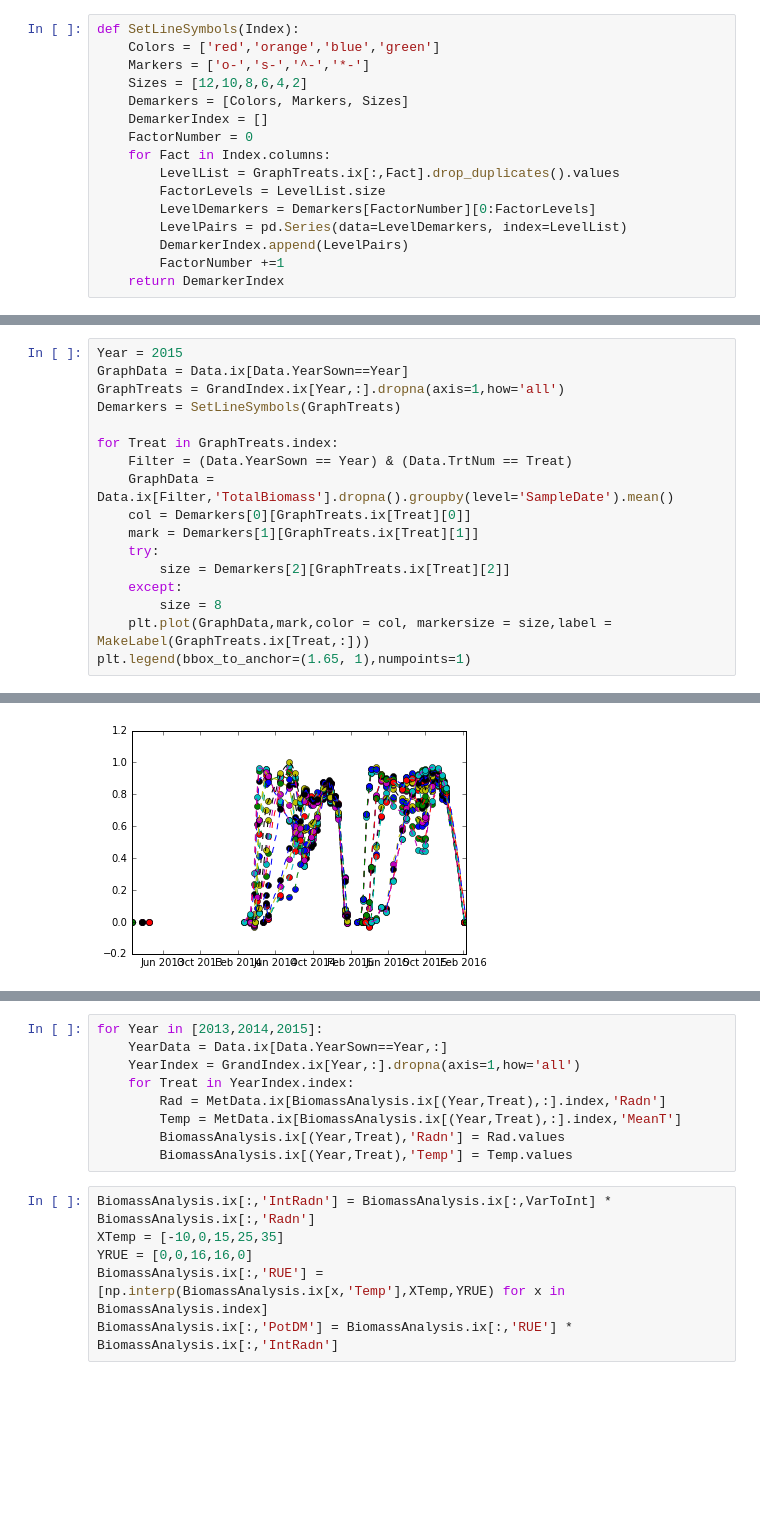
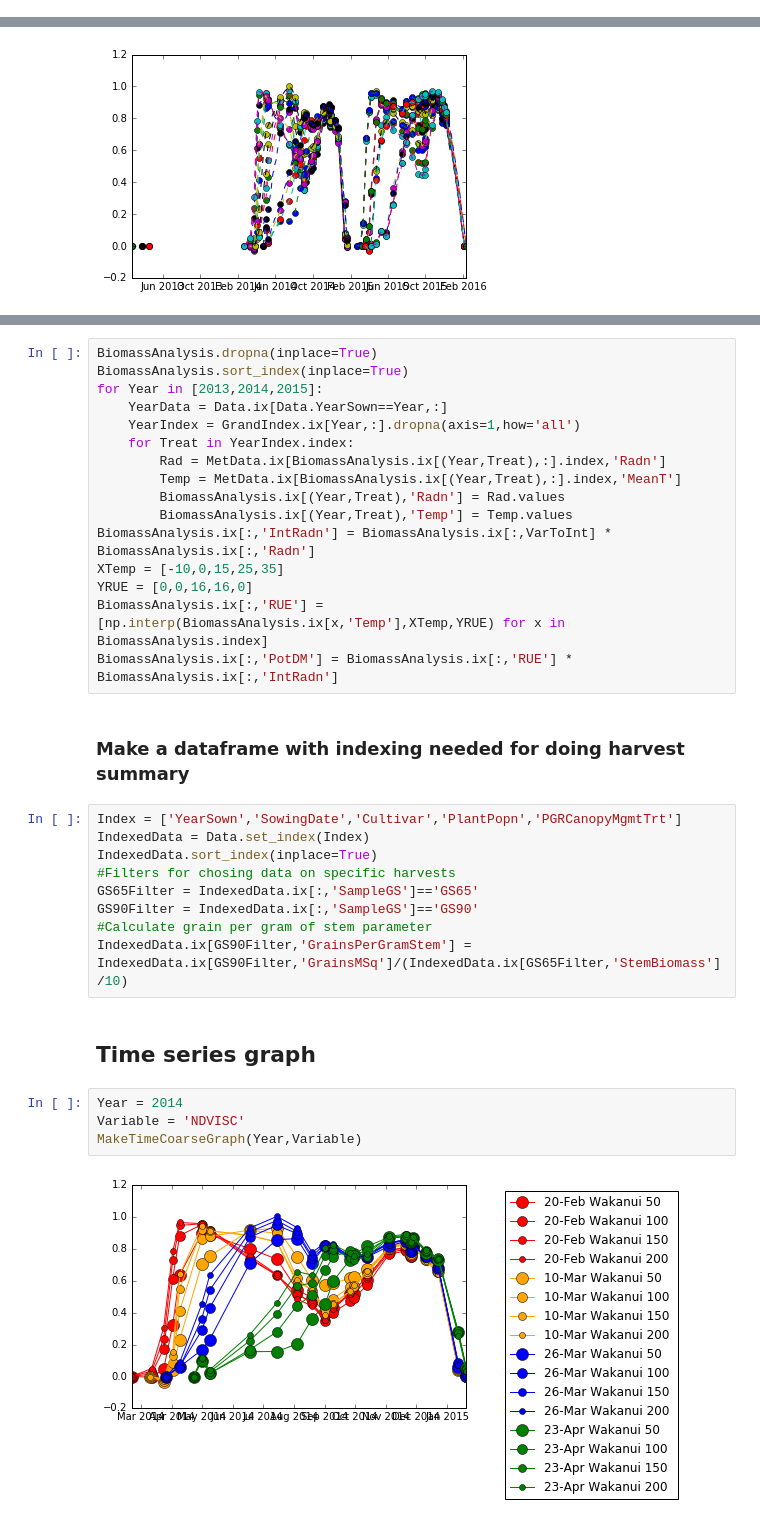
Before and after one commit to HamishBrownPFR/2020, a Jupyter notebook: CombinedAnalysis.ipynb, the cells around one changed output, grey strips where cells are left out. Cells and saved outputs as stored; diff of their text form; blank space fills up the shorter version.

```diff
--- a/CombinedAnalysis.ipynb
+++ b/CombinedAnalysis.ipynb
@@ -134,16 +108,0 @@ def MakeLabel(Treat):
-# %%
-def SetLineSymbols(Index):
-    Colors = ['red','orange','blue','green']
-    Markers = ['o-','s-','^-','*-']
-    Sizes = [12,10,8,6,4,2]
-    Demarkers = [Colors, Markers, Sizes]
-    DemarkerIndex = []
-    FactorNumber = 0
-    for Fact in Index.columns:
-        LevelList = GraphTreats.ix[:,Fact].drop_duplicates().values
-        FactorLevels = LevelList.size
-        LevelDemarkers = Demarkers[FactorNumber][0:FactorLevels]
-        LevelPairs = pd.Series(data=LevelDemarkers, index=LevelList)
-        DemarkerIndex.append(LevelPairs)
-        FactorNumber +=1
-    return DemarkerIndex
@@ -186,17 +108,0 @@ Index([              u'TrialCode',                u'YearSown',
-# %%
-Year = 2015
-GraphData = Data.ix[Data.YearSown==Year]
-GraphTreats = GrandIndex.ix[Year,:].dropna(axis=1,how='all')
-Demarkers = SetLineSymbols(GraphTreats)
-
-for Treat in GraphTreats.index:
-    Filter = (Data.YearSown == Year) & (Data.TrtNum == Treat)
-    GraphData = Data.ix[Filter,'TotalBiomass'].dropna().groupby(level='SampleDate').mean()
-    col = Demarkers[0][GraphTreats.ix[Treat][0]]
-    mark = Demarkers[1][GraphTreats.ix[Treat][1]]
-    try:
-        size = Demarkers[2][GraphTreats.ix[Treat][2]]
-    except:
-        size = 8
-    plt.plot(GraphData,mark,color = col, markersize = size,label = MakeLabel(GraphTreats.ix[Treat,:]))
-plt.legend(bbox_to_anchor=(1.65, 1),numpoints=1)
@@ -237,4 +286,6 @@ BiomassAnalysis.sort_index(inplace=True)
 # %%
+BiomassAnalysis.dropna(inplace=True)
+BiomassAnalysis.sort_index(inplace=True)
 for Year in [2013,2014,2015]:
     YearData = Data.ix[Data.YearSown==Year,:]
     YearIndex = GrandIndex.ix[Year,:].dropna(axis=1,how='all')
@@ -243,9 +294,27 @@ for Year in [2013,2014,2015]:
         Temp = MetData.ix[BiomassAnalysis.ix[(Year,Treat),:].index,'MeanT']
         BiomassAnalysis.ix[(Year,Treat),'Radn'] = Rad.values
         BiomassAnalysis.ix[(Year,Treat),'Temp'] = Temp.values
+BiomassAnalysis.ix[:,'IntRadn'] = BiomassAnalysis.ix[:,VarToInt] * BiomassAnalysis.ix[:,'Radn']
+XTemp = [-10,0,15,25,35]
+YRUE = [0,0,16,16,0]
+BiomassAnalysis.ix[:,'RUE'] = [np.interp(BiomassAnalysis.ix[x,'Temp'],XTemp,YRUE) for x in BiomassAnalysis.index]
+BiomassAnalysis.ix[:,'PotDM'] = BiomassAnalysis.ix[:,'RUE'] * BiomassAnalysis.ix[:,'IntRadn']
-# %%
-BiomassAnalysis.ix[:,'IntRadn'] = BiomassAnalysis.ix[:,VarToInt] * BiomassAnalysis.ix[:,'Radn']
-XTemp = [-10,0,15,25,35]
-YRUE = [0,0,16,16,0]
-BiomassAnalysis.ix[:,'RUE'] = [np.interp(BiomassAnalysis.ix[x,'Temp'],XTemp,YRUE) for x in BiomassAnalysis.index]
-BiomassAnalysis.ix[:,'PotDM'] = BiomassAnalysis.ix[:,'RUE'] * BiomassAnalysis.ix[:,'IntRadn']
+# %% [markdown]
+### Make a dataframe with indexing needed for doing harvest summary
+# %%
+Index = ['YearSown','SowingDate','Cultivar','PlantPopn','PGRCanopyMgmtTrt']
+IndexedData = Data.set_index(Index)
+IndexedData.sort_index(inplace=True)
+#Filters for chosing data on specific harvests
+GS65Filter = IndexedData.ix[:,'SampleGS']=='GS65'
+GS90Filter = IndexedData.ix[:,'SampleGS']=='GS90'
+#Calculate grain per gram of stem parameter
+IndexedData.ix[GS90Filter,'GrainsPerGramStem'] = IndexedData.ix[GS90Filter,'GrainsMSq']/(IndexedData.ix[GS65Filter,'StemBiomass']/10)
+# %% [markdown]
+## Time series graph
+# %%
+Year = 2014
+Variable = 'NDVISC'
+MakeTimeCoarseGraph(Year,Variable)
+# %% [output]
+[figure, added]
```
Also changed, not shown: parts of 32 cells of this notebook.
